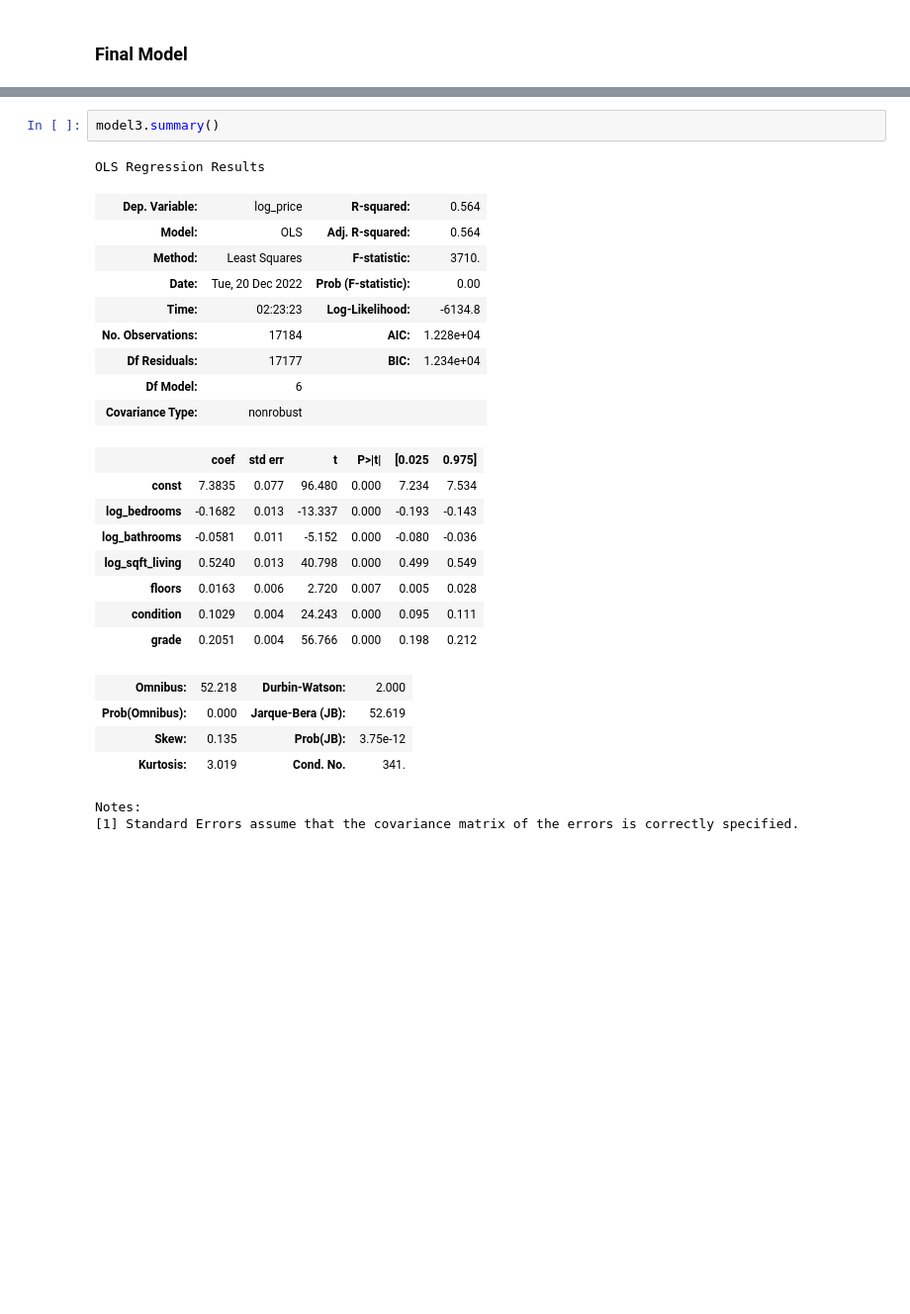
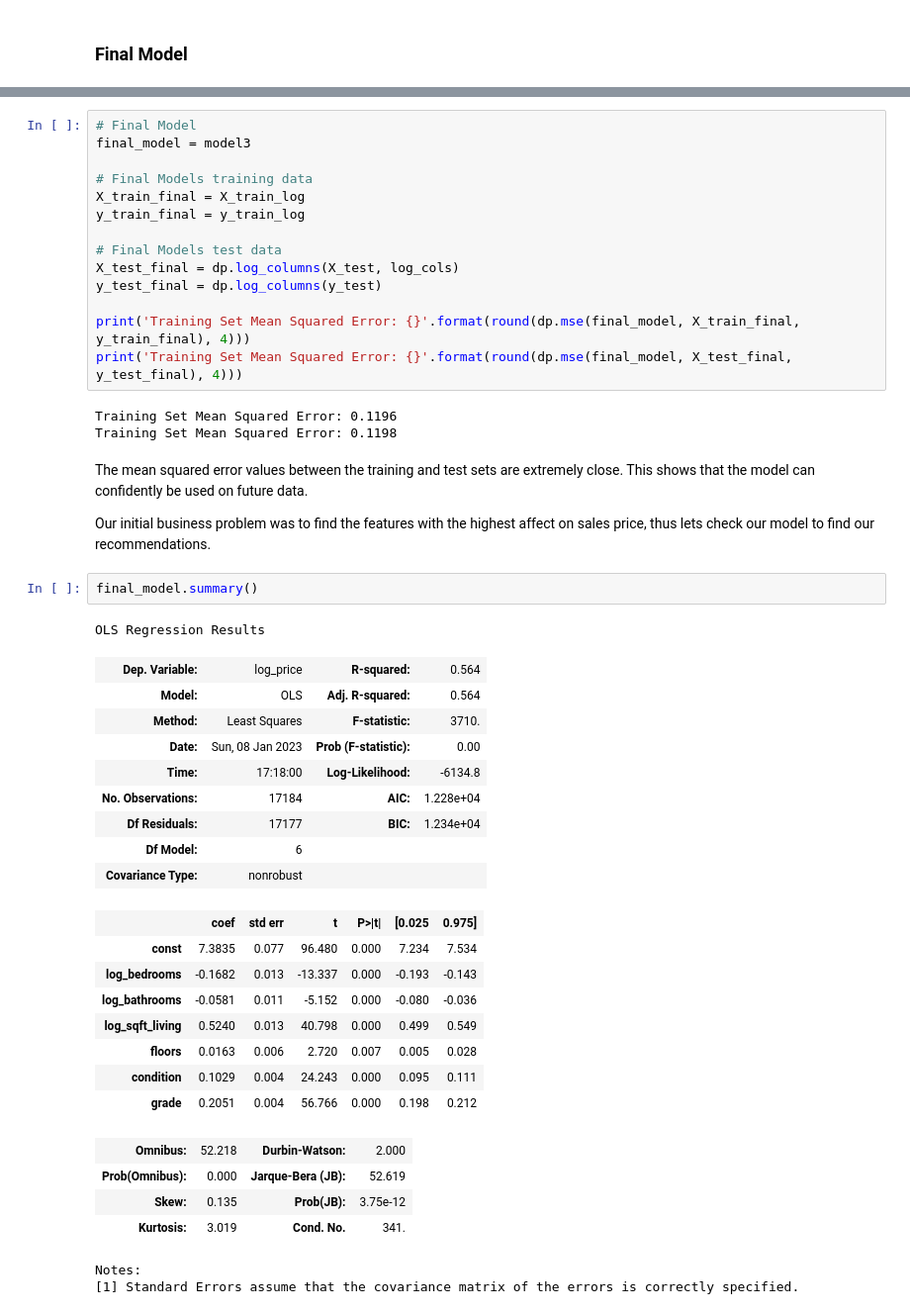
Before and after one commit to cschneck7/phase-2-project, a Jupyter notebook: EDA and Modelling.ipynb, the cells around one changed output, grey strips where cells are left out. Shown at 99% size. Cells and saved outputs as stored; diff of their text form; blank space fills up the shorter version.

Commit message:
Notebook name change, small modelling edits

```diff
--- a/EDA_notebook.ipynb
+++ b/EDA and Modelling.ipynb
@@ -535,12 +566,33 @@ The model actually performs worse with the removal of `log_sqft_living`. The R<s
+# %%
+# Final Model
+final_model = model3
+
+# Final Models training data
+X_train_final = X_train_log
+y_train_final = y_train_log
+
+# Final Models test data
+X_test_final = dp.log_columns(X_test, log_cols)
+y_test_final = dp.log_columns(y_test)
+
+print('Training Set Mean Squared Error: {}'.format(round(dp.mse(final_model, X_train_final, y_train_final), 4)))
+print('Training Set Mean Squared Error: {}'.format(round(dp.mse(final_model, X_test_final, y_test_final), 4)))
+# %% [output]
+Training Set Mean Squared Error: 0.1196
+Training Set Mean Squared Error: 0.1198
+# %% [markdown]
+The mean squared error values between the training and test sets are extremely close. This shows that the model can confidently be used on future data.
+
+Our initial business problem was to find the features with the highest affect on sales price, thus lets check our model to find our recommendations.
 # %%
-model3.summary()
+final_model.summary()
 # %% [output]
 OLS Regression Results
 | Dep. Variable: | log_price | R-squared: | 0.564 |
 | Model: | OLS | Adj. R-squared: | 0.564 |
 | Method: | Least Squares | F-statistic: | 3710. |
-| Date: | Tue, 20 Dec 2022 | Prob (F-statistic): | 0.00 |
-| Time: | 02:23:23 | Log-Likelihood: | -6134.8 |
+| Date: | Sun, 08 Jan 2023 | Prob (F-statistic): | 0.00 |
+| Time: | 17:18:00 | Log-Likelihood: | -6134.8 |
 | No. Observations: | 17184 | AIC: | 1.228e+04 |
 | Df Residuals: | 17177 | BIC: | 1.234e+04 |
 | Df Model: | 6 |  |  |
```
Also changed, not shown: parts of 18 cells of this notebook, 1 other file.
